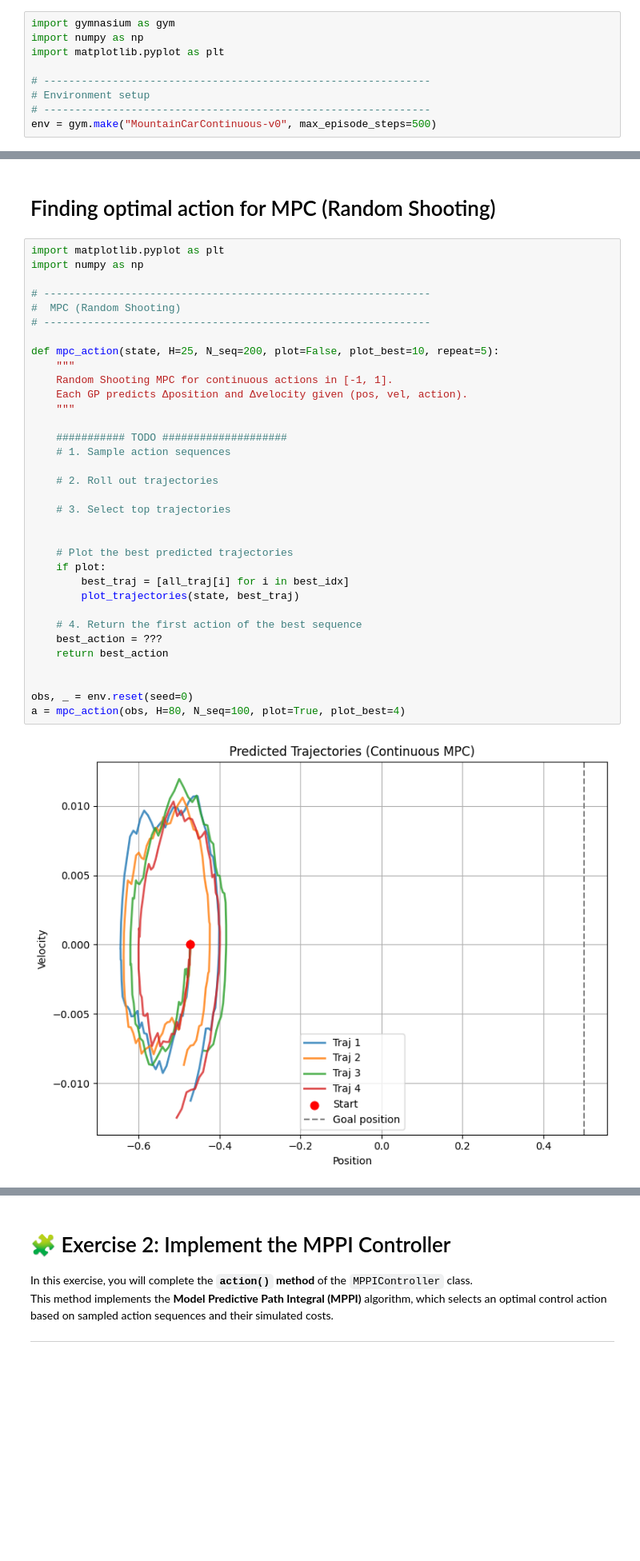
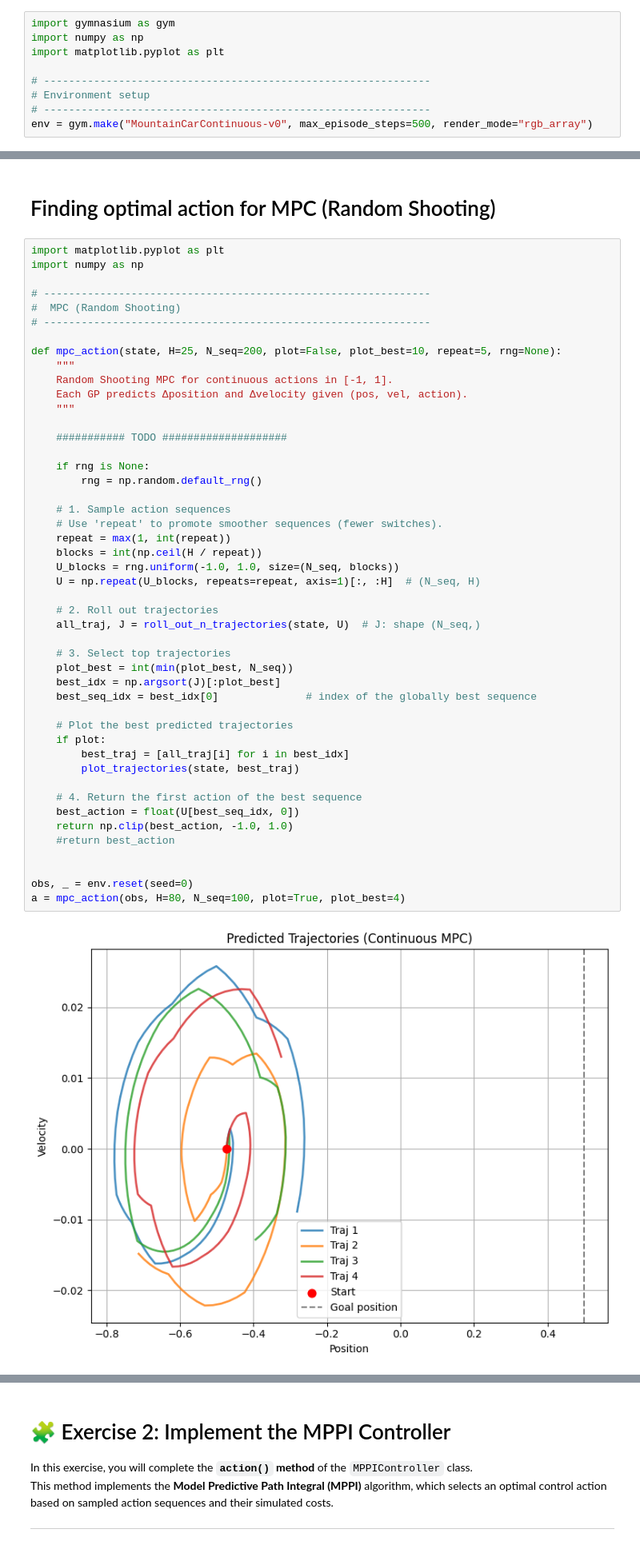
Before and after one commit to JuanCarlos-TiqueRangel/Reinforcement_Learning, a Jupyter notebook: lab9_mountain_optimal.ipynb, the cells around one changed output, grey strips where cells are left out. Shown at 80% size. Drawn from its saved outputs; the diff is of its cells as text; blank space fills up the shorter version.

```diff
--- a/lab9_mountain_optimal.ipynb
+++ b/lab9_mountain_optimal.ipynb
@@ -59,7 +59,7 @@ import matplotlib.pyplot as plt
 # --------------------------------------------------------------
 # Environment setup
 # --------------------------------------------------------------
-env = gym.make("MountainCarContinuous-v0", max_episode_steps=500)
+env = gym.make("MountainCarContinuous-v0", max_episode_steps=500, render_mode="rgb_array")
 # %% [markdown]
 ### Dynamics
 This is the underneath dynamics in the mountain car. For this exercise, we will use it, but for the following sessions, **we will learn it!**
@@ -156,38 +156,51 @@ def plot_trajectories(state, best_traj):
 import matplotlib.pyplot as plt
 import numpy as np
 
 # --------------------------------------------------------------
 #  MPC (Random Shooting)
 # --------------------------------------------------------------
 
-def mpc_action(state, H=25, N_seq=200, plot=False, plot_best=10, repeat=5):
+def mpc_action(state, H=25, N_seq=200, plot=False, plot_best=10, repeat=5, rng=None):
     """
     Random Shooting MPC for continuous actions in [-1, 1].
     Each GP predicts Δposition and Δvelocity given (pos, vel, action).
     """
 
     ########### TODO ####################
+
+    if rng is None:
+        rng = np.random.default_rng()
+
     # 1. Sample action sequences
+    # Use 'repeat' to promote smoother sequences (fewer switches).
+    repeat = max(1, int(repeat))
+    blocks = int(np.ceil(H / repeat))
+    U_blocks = rng.uniform(-1.0, 1.0, size=(N_seq, blocks))
+    U = np.repeat(U_blocks, repeats=repeat, axis=1)[:, :H]  # (N_seq, H)
 
     # 2. Roll out trajectories
+    all_traj, J = roll_out_n_trajectories(state, U)  # J: shape (N_seq,)
 
     # 3. Select top trajectories
-
+    plot_best = int(min(plot_best, N_seq))
+    best_idx = np.argsort(J)[:plot_best]
+    best_seq_idx = best_idx[0]              # index of the globally best sequence
 
     # Plot the best predicted trajectories
     if plot:
         best_traj = [all_traj[i] for i in best_idx]
         plot_trajectories(state, best_traj)
 
     # 4. Return the first action of the best sequence
-    best_action = ???
-    return best_action
+    best_action = float(U[best_seq_idx, 0])
+    return np.clip(best_action, -1.0, 1.0)
+    #return best_action
 
 
 obs, _ = env.reset(seed=0)
 a = mpc_action(obs, H=80, N_seq=100, plot=True, plot_best=4)
 # %% [output]
-[figure, old version]
+[figure, new version]
 # %%
 # --------------------------------------------------------------
 # Running in the gym environment
```
Also changed, not shown: parts of 14 cells of this notebook.
